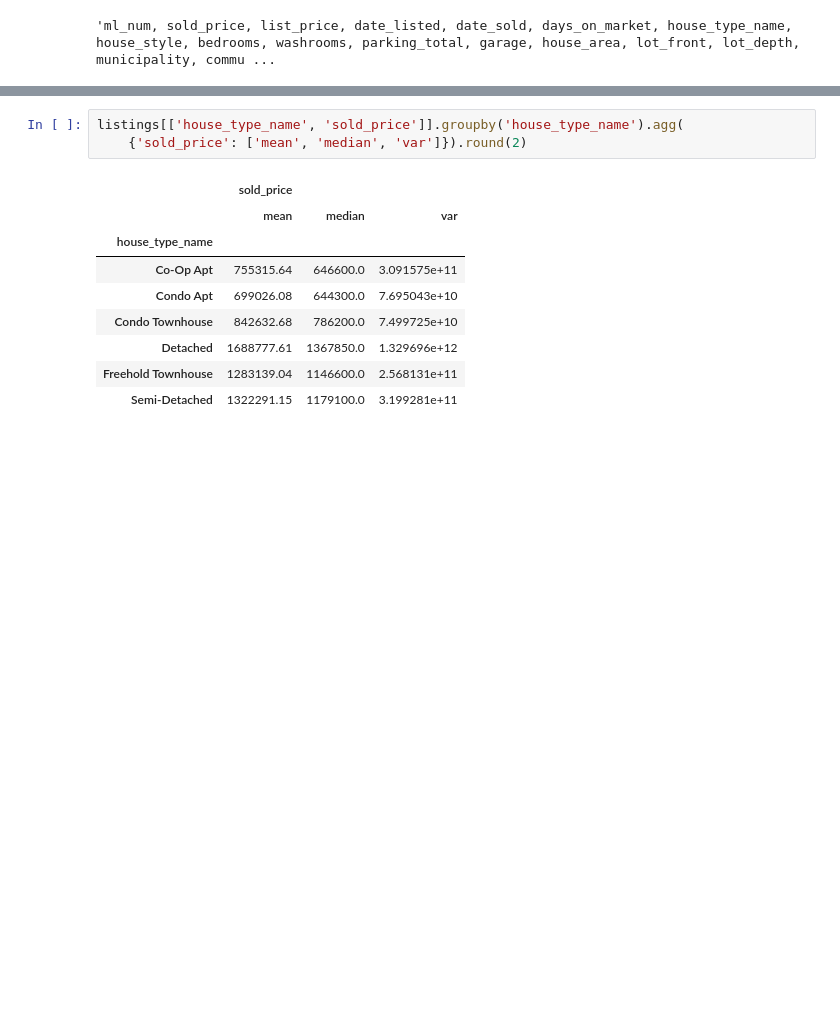
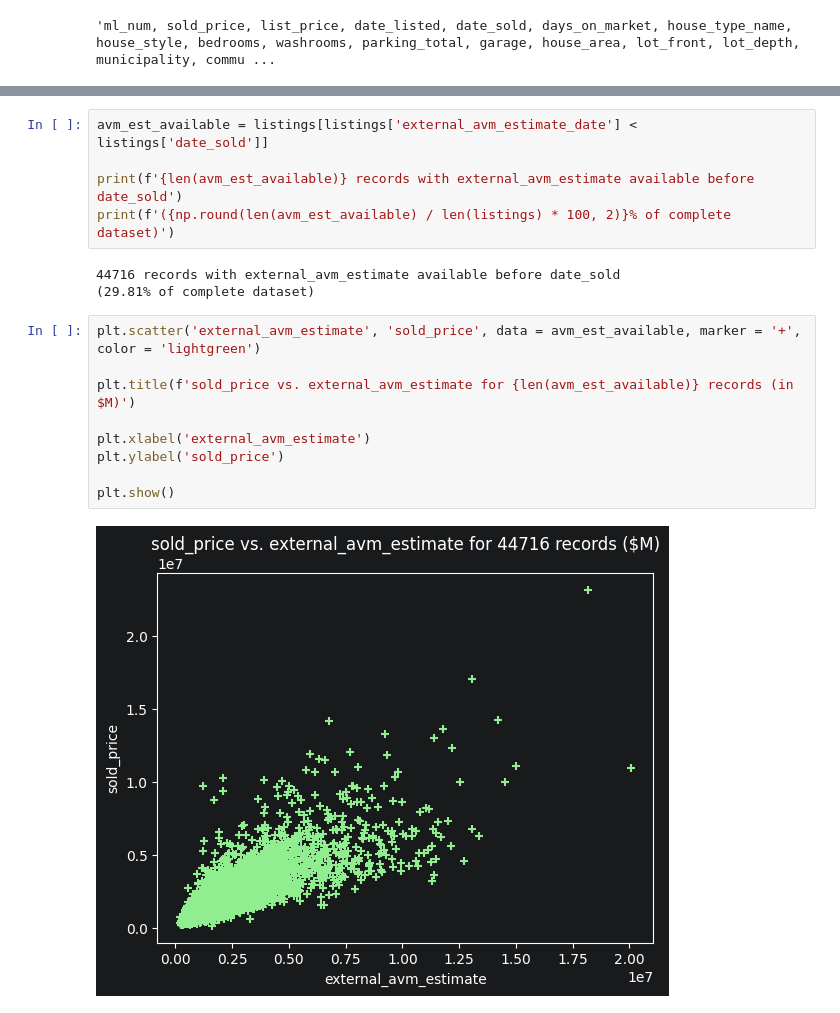
Before and after one commit to LucasWHJ/SSU-Data-Dash-2026-Toronto-Home-Price-Prediction-Challenge, a Jupyter notebook: notebooks/01_eda.ipynb, the cells around one changed output, grey strips where cells are left out. Saved outputs shown, nothing was run; the diff lists cells and outputs as text; blank space fills up the shorter version.

```diff
--- a/notebooks/01_eda.ipynb
+++ b/notebooks/01_eda.ipynb
@@ -49,16 +50,22 @@ plt.ylabel('sold_price')
 plt.show()
 # %% [output]
 [figure]
-# %%
-listings[['house_type_name', 'sold_price']].groupby('house_type_name').agg(
-    {'sold_price': ['mean', 'median', 'var']}).round(2)
-# %% [output]
-|  | sold_price |  |  |
-|  | mean | median | var |
-| house_type_name |  |  |  |
-| Co-Op Apt | 755315.64 | 646600.0 | 3.091575e+11 |
-| Condo Apt | 699026.08 | 644300.0 | 7.695043e+10 |
-| Condo Townhouse | 842632.68 | 786200.0 | 7.499725e+10 |
-| Detached | 1688777.61 | 1367850.0 | 1.329696e+12 |
-| Freehold Townhouse | 1283139.04 | 1146600.0 | 2.568131e+11 |
-| Semi-Detached | 1322291.15 | 1179100.0 | 3.199281e+11 |
+# %%
+avm_est_available = listings[listings['external_avm_estimate_date'] < listings['date_sold']]
+
+print(f'{len(avm_est_available)} records with external_avm_estimate available before date_sold')
+print(f'({np.round(len(avm_est_available) / len(listings) * 100, 2)}% of complete dataset)')
+# %% [output]
+44716 records with external_avm_estimate available before date_sold
+(29.81% of complete dataset)
+# %%
+plt.scatter('external_avm_estimate', 'sold_price', data = avm_est_available, marker = '+', color = 'lightgreen')
+
+plt.title(f'sold_price vs. external_avm_estimate for {len(avm_est_available)} records (in $M)')
+
+plt.xlabel('external_avm_estimate')
+plt.ylabel('sold_price')
+
+plt.show()
+# %% [output]
+[figure, added]
```
Also changed, not shown: parts of 22 cells of this notebook.
